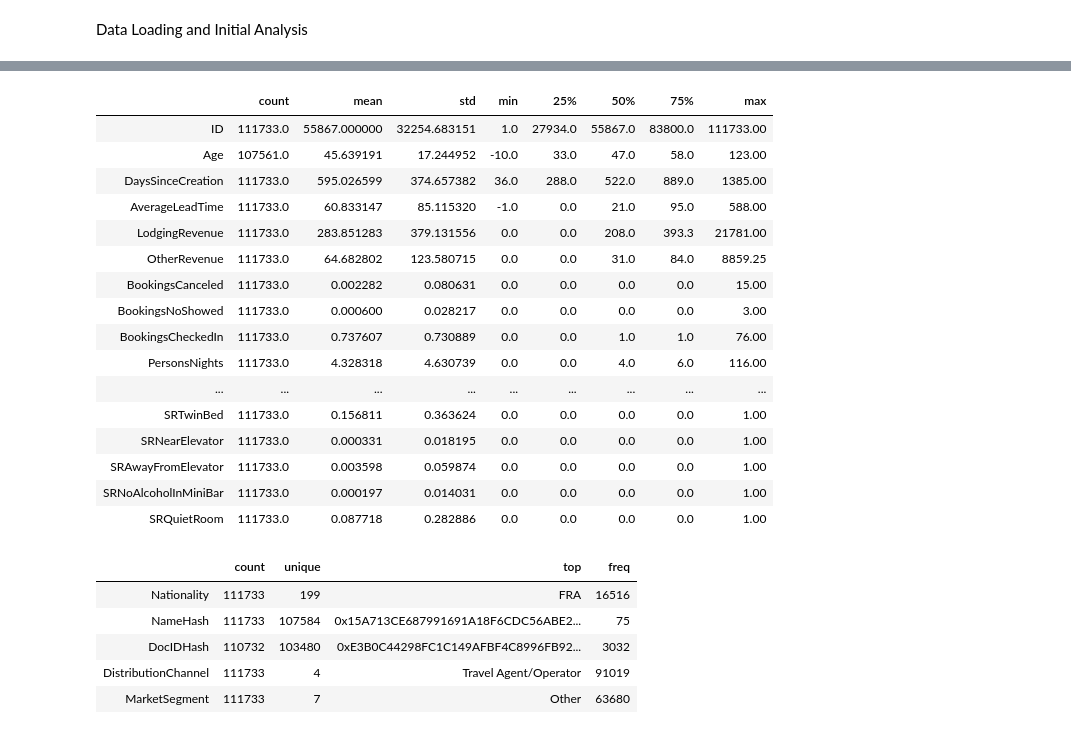
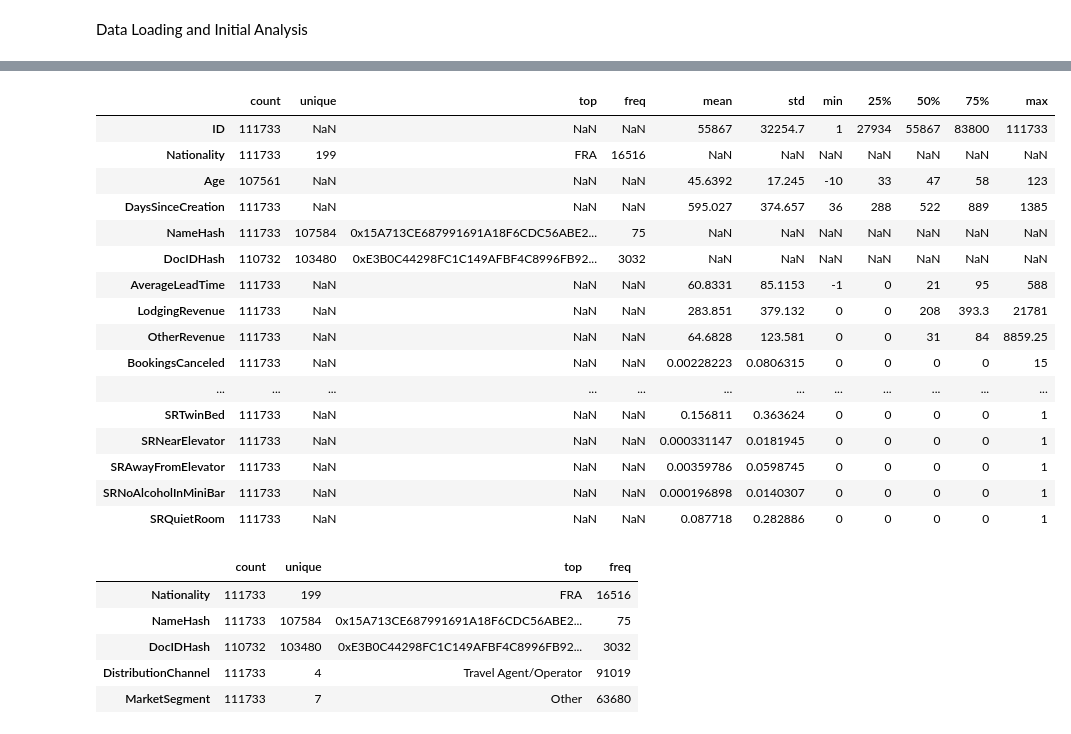
Before and after one commit to pmfs-alves/BCDS_Proj1_Segmentation, a Jupyter notebook: BCDS_Proj1_Customer_Seg.ipynb, the cells around one changed output, grey strips where cells are left out. Saved outputs shown, nothing was run; the diff lists cells and outputs as text; code cells hidden in the pictures.

```diff
--- a/BCDS_Proj1_Customer_Seg.ipynb
+++ b/BCDS_Proj1_Customer_Seg.ipynb
@@ -72,27 +72,27 @@ ds.head(10).transpose()
 | SRQuietRoom | 0 | 0 | 0 | 0 | 0 | 0 | 0 | 0 | 0 | 0 |
 # %%
 # Summary statistics for numerical variables
-summary=ds.describe(exclude=[np.object]).transpose()   # exclude only objects, they will be treated next
-                                                       # transpose the summary for easier reading
+summary=ds.describe(exclude=[np.object])   # exclude only objects, they will be treated next
+summary=summary.transpose()  # transpose the summary for easier reading
 summary.head(len(summary))
 # %% [output]
-|  | count | mean | std | min | 25% | 50% | 75% | max |
-| ID | 111733.0 | 55867.000000 | 32254.683151 | 1.0 | 27934.0 | 55867.0 | 83800.0 | 111733.00 |
-| Age | 107561.0 | 45.639191 | 17.244952 | -10.0 | 33.0 | 47.0 | 58.0 | 123.00 |
-| DaysSinceCreation | 111733.0 | 595.026599 | 374.657382 | 36.0 | 288.0 | 522.0 | 889.0 | 1385.00 |
-| AverageLeadTime | 111733.0 | 60.833147 | 85.115320 | -1.0 | 0.0 | 21.0 | 95.0 | 588.00 |
-| LodgingRevenue | 111733.0 | 283.851283 | 379.131556 | 0.0 | 0.0 | 208.0 | 393.3 | 21781.00 |
-| OtherRevenue | 111733.0 | 64.682802 | 123.580715 | 0.0 | 0.0 | 31.0 | 84.0 | 8859.25 |
-| BookingsCanceled | 111733.0 | 0.002282 | 0.080631 | 0.0 | 0.0 | 0.0 | 0.0 | 15.00 |
-| BookingsNoShowed | 111733.0 | 0.000600 | 0.028217 | 0.0 | 0.0 | 0.0 | 0.0 | 3.00 |
-| BookingsCheckedIn | 111733.0 | 0.737607 | 0.730889 | 0.0 | 0.0 | 1.0 | 1.0 | 76.00 |
-| PersonsNights | 111733.0 | 4.328318 | 4.630739 | 0.0 | 0.0 | 4.0 | 6.0 | 116.00 |
-| ... | ... | ... | ... | ... | ... | ... | ... | ... |
-| SRTwinBed | 111733.0 | 0.156811 | 0.363624 | 0.0 | 0.0 | 0.0 | 0.0 | 1.00 |
-| SRNearElevator | 111733.0 | 0.000331 | 0.018195 | 0.0 | 0.0 | 0.0 | 0.0 | 1.00 |
-| SRAwayFromElevator | 111733.0 | 0.003598 | 0.059874 | 0.0 | 0.0 | 0.0 | 0.0 | 1.00 |
-| SRNoAlcoholInMiniBar | 111733.0 | 0.000197 | 0.014031 | 0.0 | 0.0 | 0.0 | 0.0 | 1.00 |
-| SRQuietRoom | 111733.0 | 0.087718 | 0.282886 | 0.0 | 0.0 | 0.0 | 0.0 | 1.00 |
+|  | count | unique | top | freq | mean | std | min | 25% | 50% | 75% | max |
+| ID | 111733 | NaN | NaN | NaN | 55867 | 32254.7 | 1 | 27934 | 55867 | 83800 | 111733 |
+| Nationality | 111733 | 199 | FRA | 16516 | NaN | NaN | NaN | NaN | NaN | NaN | NaN |
+| Age | 107561 | NaN | NaN | NaN | 45.6392 | 17.245 | -10 | 33 | 47 | 58 | 123 |
+| DaysSinceCreation | 111733 | NaN | NaN | NaN | 595.027 | 374.657 | 36 | 288 | 522 | 889 | 1385 |
+| NameHash | 111733 | 107584 | 0x15A713CE687991691A18F6CDC56ABE2... | 75 | NaN | NaN | NaN | NaN | NaN | NaN | NaN |
+| DocIDHash | 110732 | 103480 | 0xE3B0C44298FC1C149AFBF4C8996FB92... | 3032 | NaN | NaN | NaN | NaN | NaN | NaN | NaN |
+| AverageLeadTime | 111733 | NaN | NaN | NaN | 60.8331 | 85.1153 | -1 | 0 | 21 | 95 | 588 |
+| LodgingRevenue | 111733 | NaN | NaN | NaN | 283.851 | 379.132 | 0 | 0 | 208 | 393.3 | 21781 |
+| OtherRevenue | 111733 | NaN | NaN | NaN | 64.6828 | 123.581 | 0 | 0 | 31 | 84 | 8859.25 |
+| BookingsCanceled | 111733 | NaN | NaN | NaN | 0.00228223 | 0.0806315 | 0 | 0 | 0 | 0 | 15 |
+| ... | ... | ... | ... | ... | ... | ... | ... | ... | ... | ... | ... |
+| SRTwinBed | 111733 | NaN | NaN | NaN | 0.156811 | 0.363624 | 0 | 0 | 0 | 0 | 1 |
+| SRNearElevator | 111733 | NaN | NaN | NaN | 0.000331147 | 0.0181945 | 0 | 0 | 0 | 0 | 1 |
+| SRAwayFromElevator | 111733 | NaN | NaN | NaN | 0.00359786 | 0.0598745 | 0 | 0 | 0 | 0 | 1 |
+| SRNoAlcoholInMiniBar | 111733 | NaN | NaN | NaN | 0.000196898 | 0.0140307 | 0 | 0 | 0 | 0 | 1 |
+| SRQuietRoom | 111733 | NaN | NaN | NaN | 0.087718 | 0.282886 | 0 | 0 | 0 | 0 | 1 |
 # %%
 # Summary statistics for non numerical variables
 summary=ds.describe(include=[np.object],percentiles=None)
```
Also changed, not shown: parts of 3 cells of this notebook.
